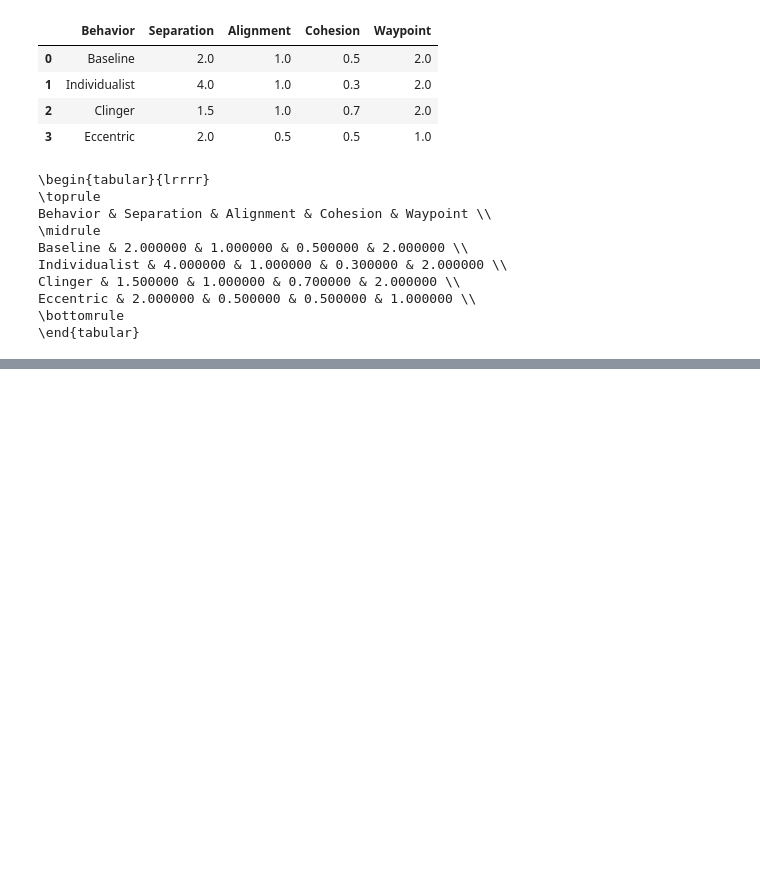
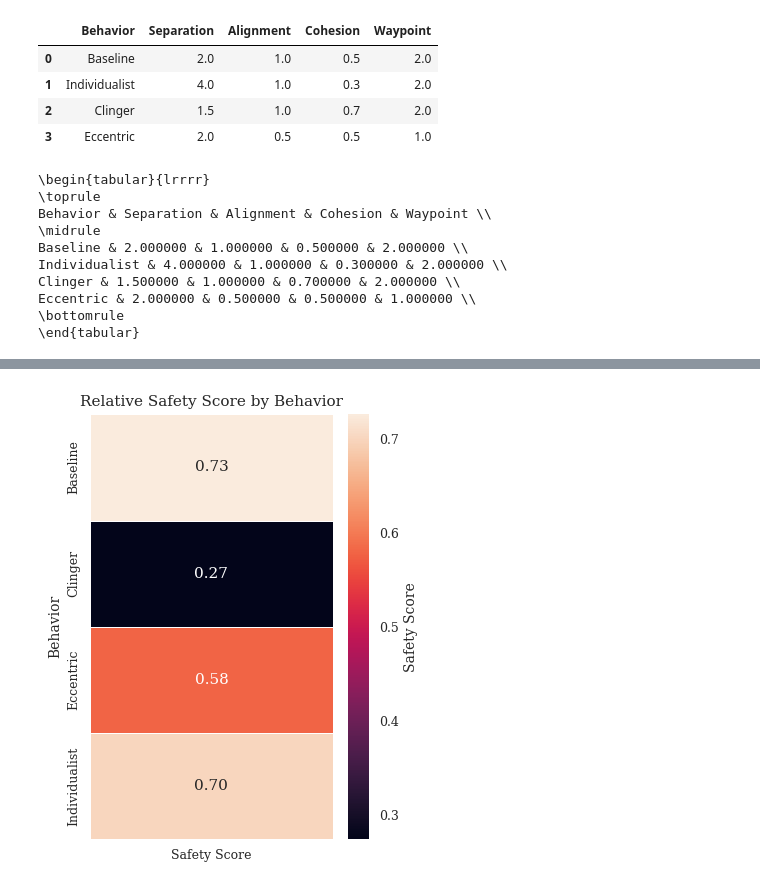
Before and after one commit to Boburo43/BoidSimulation, a Jupyter notebook: Data/notebooks/boids_Analysis.ipynb, the cells around one changed output, grey strips where cells are left out. Saved outputs shown, nothing was run; the diff lists cells and outputs as text; code cells hidden in the pictures; blank space fills up the shorter version.

```diff
--- a/Data/notebooks/boids_Analysis.ipynb
+++ b/Data/notebooks/boids_Analysis.ipynb
@@ -300,0 +357,70 @@ plt.show()
+# %%
+import os
+import matplotlib.pyplot as plt
+import seaborn as sns
+
+# --- Style tuned for LaTeX ---
+plt.style.use("seaborn-v0_8")
+
+plt.rcParams.update({
+    "font.family": "serif",
+    "font.size": 11,
+    "axes.titlesize": 11,
+    "axes.labelsize": 10,
+    "xtick.labelsize": 9,
+    "ytick.labelsize": 9,
+})
+
+# --- Ensure output folder exists ---
+os.makedirs("../figures", exist_ok=True)
+
+# --- Copy data ---
+heatmap_data = table_stats.copy()
+
+# Normalize values: lower is better
+heatmap_data["Collisions_norm"] = (
+    heatmap_data["Collisions_mean"] - heatmap_data["Collisions_mean"].min()
+) / (
+    heatmap_data["Collisions_mean"].max() - heatmap_data["Collisions_mean"].min()
+)
+
+heatmap_data["Transit_norm"] = (
+    heatmap_data["MeanTransit_mean"] - heatmap_data["MeanTransit_mean"].min()
+) / (
+    heatmap_data["MeanTransit_mean"].max() - heatmap_data["MeanTransit_mean"].min()
+)
+
+# Safety score:
+# collisions matter more than transit time
+heatmap_data["Safety Score"] = 1 - (
+    0.7 * heatmap_data["Collisions_norm"] +
+    0.3 * heatmap_data["Transit_norm"]
+)
+
+# Prepare heatmap table
+heatmap_matrix = heatmap_data.set_index("Behavior")[["Safety Score"]]
+
+# --- Create figure ---
+fig, ax = plt.subplots(figsize=(4, 5))
+
+sns.heatmap(
+    heatmap_matrix,
+    annot=True,
+    fmt=".2f",
+    linewidths=0.5,
+    cbar_kws={"label": "Safety Score"},
+    ax=ax
+)
+
+ax.set_title("Relative Safety Score by Behavior")
+ax.set_xlabel("")
+ax.set_ylabel("Behavior")
+
+plt.tight_layout()
+
+# --- Save as vector PDF ---
+fig.savefig("../figures/SafetyHeatmap.pdf", bbox_inches="tight")
+
+plt.show()
+# %% [output]
+[figure, added]
```
Also changed, not shown: parts of 3 cells of this notebook, 7 other files.
